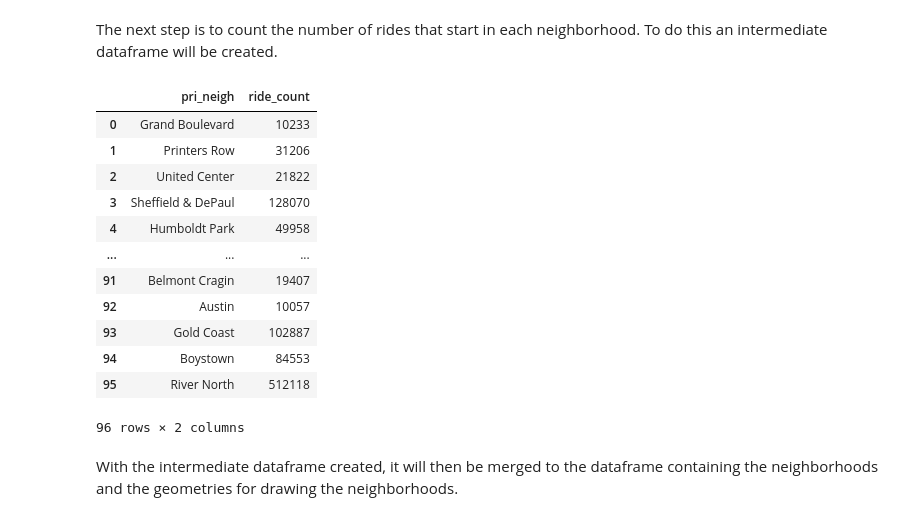
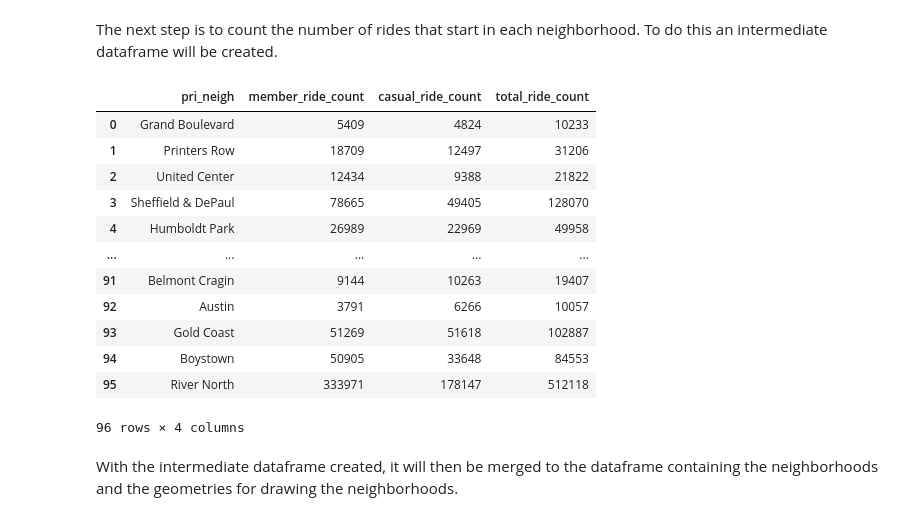
Before and after one commit to paulgreber/RideShareAnalysis, a Jupyter notebook: ride_share_analysis.ipynb, the cells around one changed output. Cells and saved outputs as stored; diff of their text form; code cells hidden in the pictures.

```diff
--- a/ride_share_analysis.ipynb
+++ b/ride_share_analysis.ipynb
@@ -48,7 +48,7 @@ from datetime import timedelta
 # %% [markdown]
 As mentioned previously, analysis will be done on the past 12-months of trip data. This data is contained within the following files:
 # %%
-for file in Path.iterdir(Path(r"data")):
+for file in Path(r"data").glob("*.csv"):
     print(file.name)
 # %% [output]
 202204-divvy-tripdata.csv
@@ -66,7 +66,7 @@ for file in Path.iterdir(Path(r"data")):
 # %% [markdown]
 To do our analysis we will need to combine each of these `csv` files into a single dataframe. We will do this using `Pandas`.
 # %%
-frames = [pd.read_csv(str(file)) for file in Path.iterdir(Path(r"data"))]
+frames = [pd.read_csv(str(file)) for file in Path(r"data").glob("*.csv")]
 df = pd.concat(frames)
 print(f"There are {df.shape[0]} entires in the combined data")
 df.head()
@@ -275,33 +273,40 @@ geo_df.head()
 The next step is to count the number of rides that start in each neighborhood. To do this an intermediate dataframe will be created.
 # %%
 neighborhoods = []
-ride_count = []
+total_ride_count = []
+member_ride_count = []
+casual_ride_count = []
 geo_df_neighborhoods = set(geo_df['pri_neigh'])
-values = geo_df['pri_neigh'].value_counts()
+member_values = geo_df.query("member_casual == 'member'")['pri_neigh'].value_counts()
+casual_values = geo_df.query("member_casual == 'casual'")['pri_neigh'].value_counts()
 for neighborhood in neighborhood_df['pri_neigh']:
     if neighborhood in geo_df_neighborhoods:
         neighborhoods.append(neighborhood)
-        ride_count.append(values[neighborhood])
+        member_rides = member_values[neighborhood]
+        casual_rides = casual_values[neighborhood]
+        member_ride_count.append(member_rides)
+        casual_ride_count.append(casual_rides)
+        total_ride_count.append(member_rides + casual_rides)
 ride_count_df = pd.DataFrame(
-    data=zip(neighborhoods, ride_count),
-    columns=['pri_neigh', 'ride_count']
+    data=zip(neighborhoods, member_ride_count, casual_ride_count, total_ride_count),
+    columns=['pri_neigh', 'member_ride_count', 'casual_ride_count', 'total_ride_count']
 )
 ride_count_df = gpd.GeoDataFrame(ride_count_df)
 ride_count_df
 # %% [output]
-|  | pri_neigh | ride_count |
-| 0 | Grand Boulevard | 10233 |
-| 1 | Printers Row | 31206 |
-| 2 | United Center | 21822 |
-| 3 | Sheffield & DePaul | 128070 |
-| 4 | Humboldt Park | 49958 |
-| ... | ... | ... |
-| 91 | Belmont Cragin | 19407 |
-| 92 | Austin | 10057 |
-| 93 | Gold Coast | 102887 |
-| 94 | Boystown | 84553 |
-| 95 | River North | 512118 |
+|  | pri_neigh | member_ride_count | casual_ride_count | total_ride_count |
+| 0 | Grand Boulevard | 5409 | 4824 | 10233 |
+| 1 | Printers Row | 18709 | 12497 | 31206 |
+| 2 | United Center | 12434 | 9388 | 21822 |
+| 3 | Sheffield & DePaul | 78665 | 49405 | 128070 |
+| 4 | Humboldt Park | 26989 | 22969 | 49958 |
+| ... | ... | ... | ... | ... |
+| 91 | Belmont Cragin | 9144 | 10263 | 19407 |
+| 92 | Austin | 3791 | 6266 | 10057 |
+| 93 | Gold Coast | 51269 | 51618 | 102887 |
+| 94 | Boystown | 50905 | 33648 | 84553 |
+| 95 | River North | 333971 | 178147 | 512118 |
-96 rows × 2 columns
+96 rows × 4 columns
 # %% [markdown]
 With the intermediate dataframe created, it will then be merged to the dataframe containing the neighborhoods and the geometries for drawing the neighborhoods.
 # %%
```
Also changed, not shown: parts of 10 cells of this notebook, 3 other files.
